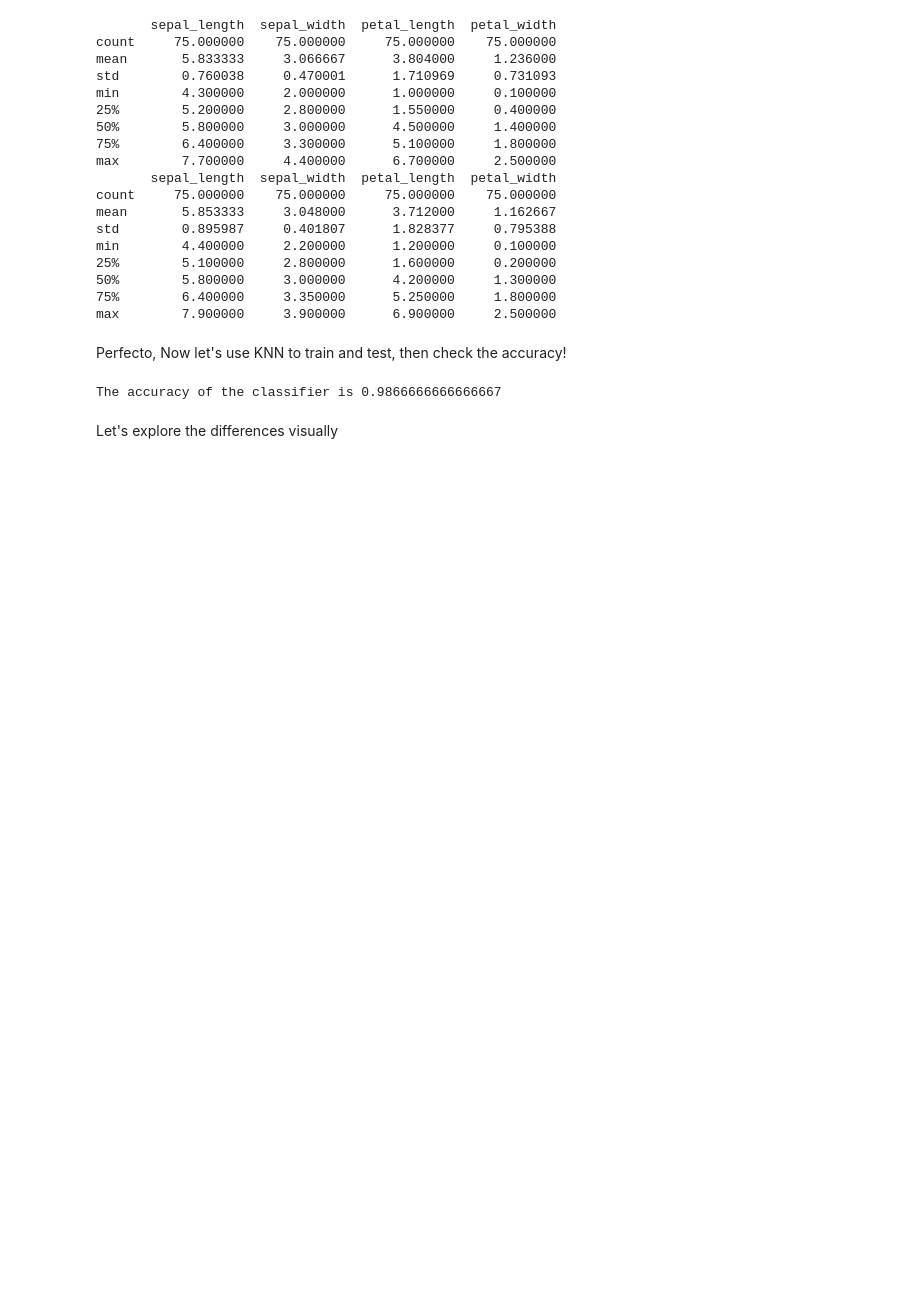
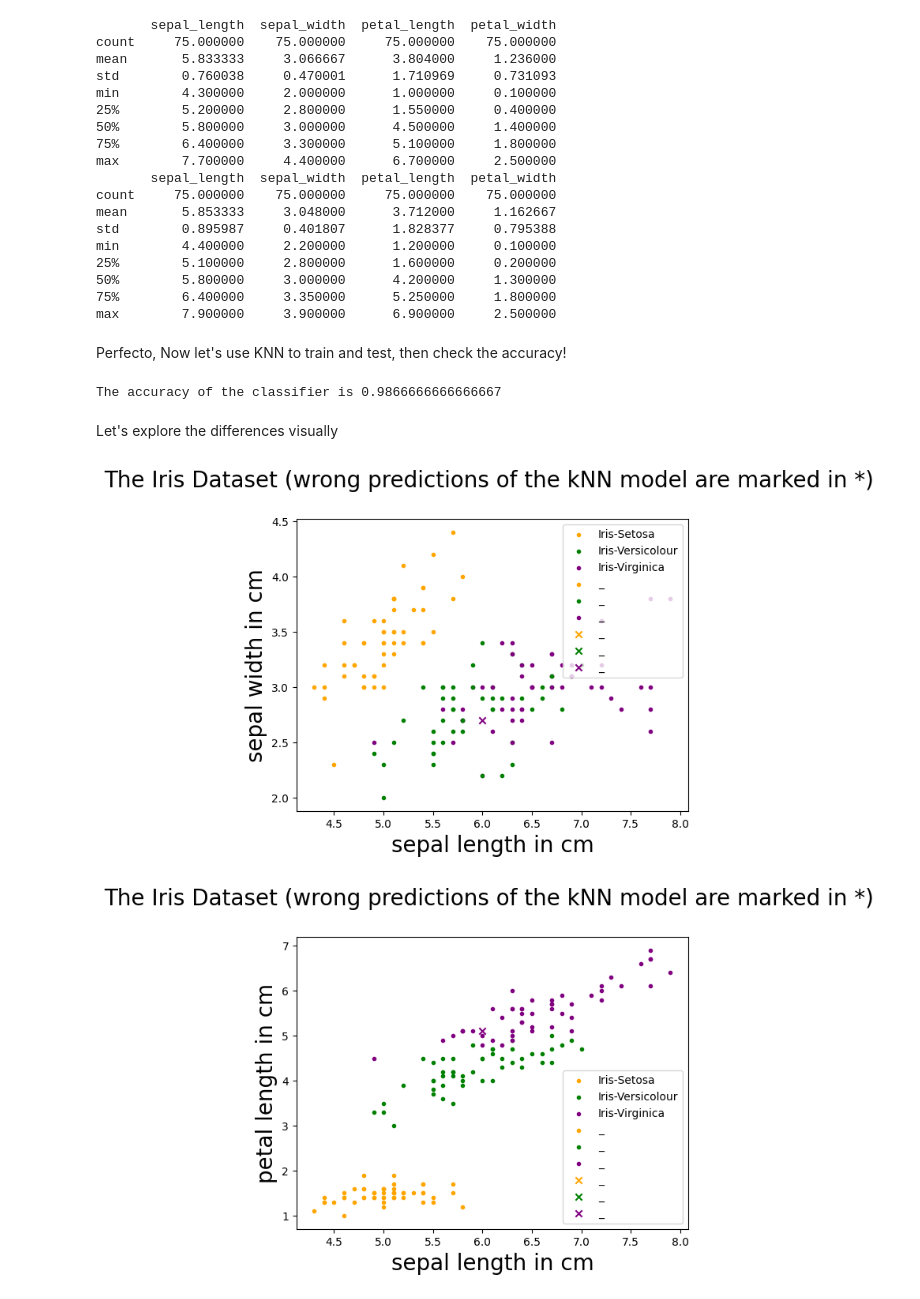
Before and after one commit to sulaimanhayek/MachineLearning, a Jupyter notebook: Week 2/ML_Week2_Playground.ipynb, the cells around one changed output. Drawn from its saved outputs; the diff is of its cells as text; code cells hidden in the pictures; blank space fills up the shorter version.

Commit message:
visuals

```diff
--- a/Week 2/ML_Week2_Playground.ipynb
+++ b/Week 2/ML_Week2_Playground.ipynb
@@ -91,3 +91,65 @@ print("The accuracy of the classifier is", accuracy)
 The accuracy of the classifier is 0.9866666666666667
 # %% [markdown]
 Let's explore the differences visually
+# %%
+%matplotlib inline
+
+import matplotlib.pyplot as plt
+import warnings
+
+
+feature_names = ['sepal length in cm', 'sepal width in cm',
+                 'petal length in cm', 'petal width in cm']
+
+# Creating a method for plotting the 3 different classes by different colours
+def plot_by_class(ax, data1, data2, labels, marker='.'):
+
+  class_0 = labels == 0
+  ax.scatter(data1[class_0], data2[class_0], color='orange', marker=marker, label='Iris-Setosa')
+
+  class_1 = labels == 1
+  ax.scatter(data1[class_1], data2[class_1], color='green', marker=marker, label='Iris-Versicolour')
+
+  class_2 = labels == 2
+  ax.scatter(data1[class_2], data2[class_2], color='purple', marker=marker, label='Iris-Virginica')
+
+  return ax
+
+
+# Setting up to plot only 2 of the 4 features at a time
+# since it is impossible to create a 4D plot
+for i in np.arange(0, iris_data.shape[1]):
+
+  for j in np.arange(i, iris_data.shape[1]):
+
+
+    if i != j:
+
+      fig, ax = plt.subplots()
+
+      # Plotting the training data
+      # and colour coding by the labels
+      ax = plot_by_class(ax, training_data[:, i], training_data[:, j], training_labels)
+
+      # Plotting the test data
+      # and differentiating between correct and incorrect predictions
+      incorrect_pred = testing_labels != predicted_labels
+      correct_pred = testing_labels == predicted_labels
+      ax = plot_by_class(ax, testing_data[correct_pred, i], testing_data[correct_pred, j], testing_labels[correct_pred])
+      ax = plot_by_class(ax, testing_data[incorrect_pred, i], testing_data[incorrect_pred, j], predicted_labels[incorrect_pred], marker='x')
+
+      plt.xlabel(feature_names[i], size=20)
+      plt.ylabel(feature_names[j], size=20)
+      plt.title('The Iris Dataset (wrong predictions of the kNN model are marked in *) \n', size=20)
+      print()
+
+      with warnings.catch_warnings():
+        warnings.simplefilter("ignore")
+        ax.legend(labels=['Iris-Setosa', 'Iris-Versicolour',
+                        'Iris-Virginica', '_',
+                        '_', '_', '_', '_', '_'])
+
+        plt.show()
+# %% [output]
+[figure, added]
+[figure, added]
```
Also changed, not shown: parts of 1 cell of this notebook.
